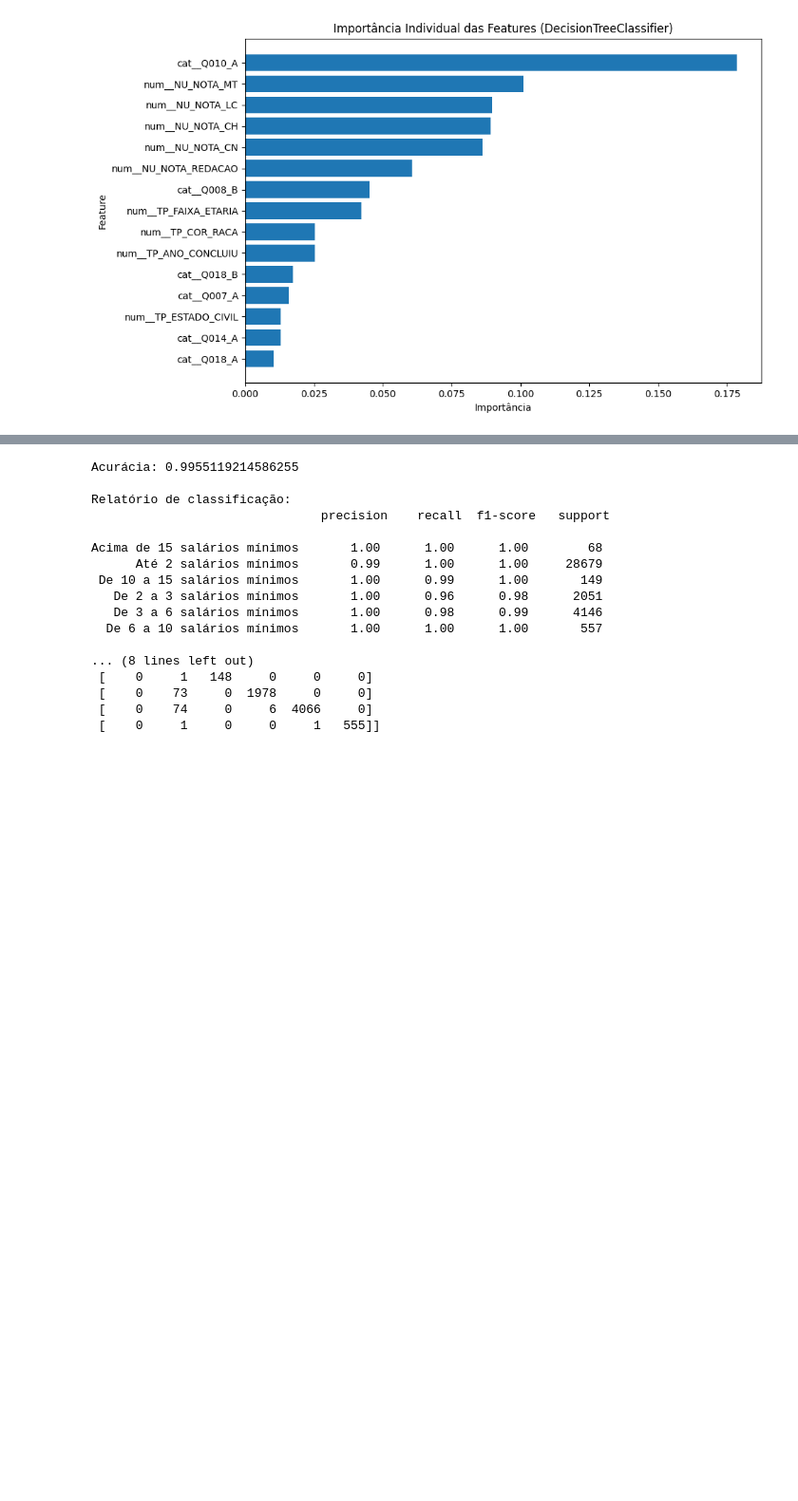
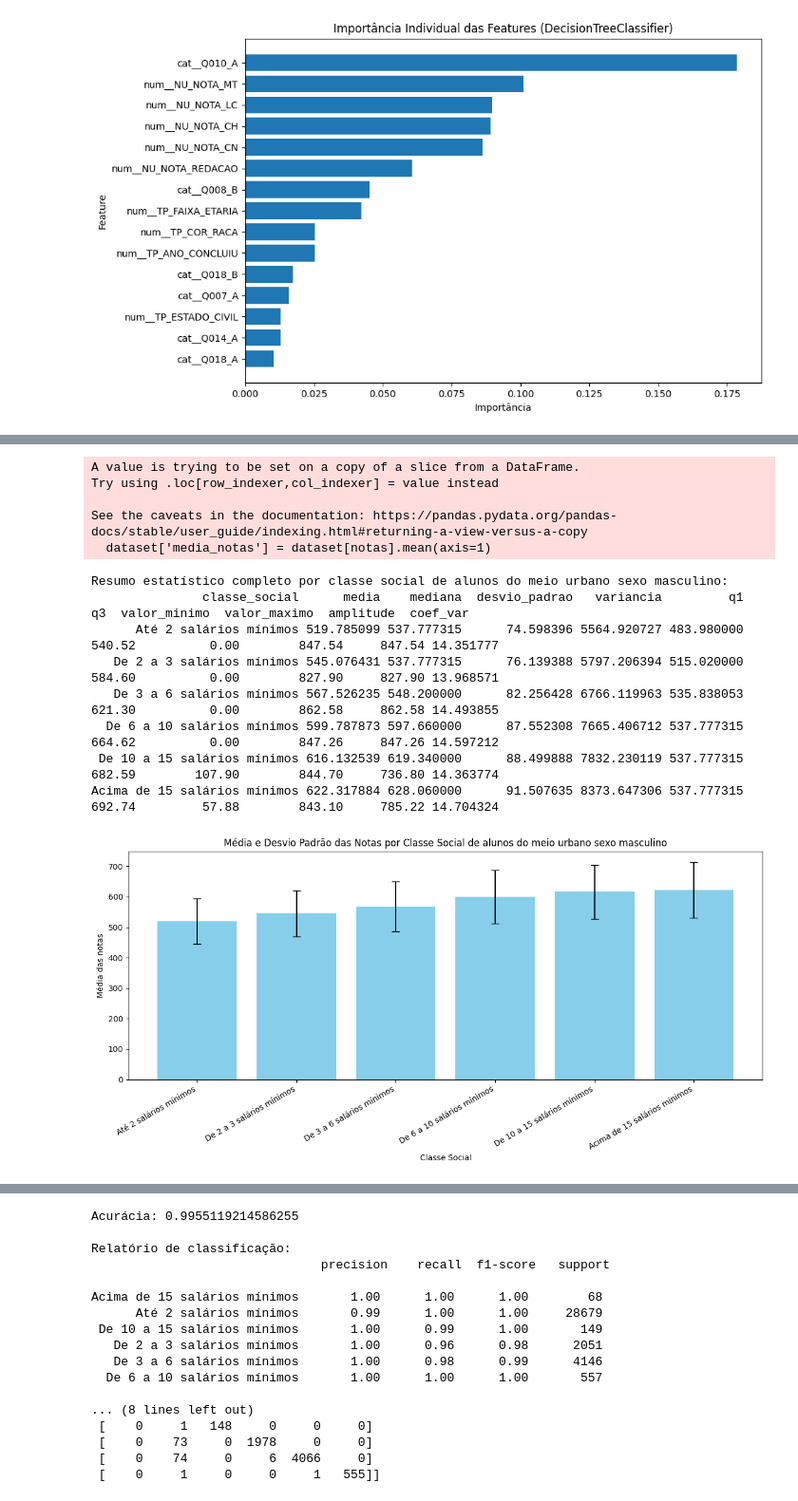
Before and after one commit to vinicarlosss/TCC_Sistemas-de-informa-o, a Jupyter notebook: arvore_decisao.ipynb, the cells around one changed output, grey strips where cells are left out. Shown at 95% size. Saved outputs shown, nothing was run; the diff lists cells and outputs as text; code cells hidden in the pictures; blank space fills up the shorter version.

Commit message:
feat: add analyzys by gender to datasets

```diff
--- a/arvore_decisao.ipynb
+++ b/arvore_decisao.ipynb
@@ -550,3 +809,9 @@ num__TP_ESTADO_CIVIL: 0.0130
 cat__Q014_A: 0.0128
 cat__Q018_A: 0.0104
 [figure]
+# %%
+# Filtrar apenas homens do meio urbano
+dataset_urbano_homem = dataset_urbano[dataset_urbano['TP_SEXO'] == "M"]
+
+# Filtrar apenas mulheres do meio urbano
+dataset_urbano_mulher = dataset_urbano[dataset_urbano['TP_SEXO'] == "F"]
@@ -552,0 +880,17 @@ cat__Q018_A: 0.0104
+# %%
+analisar_desempenho_por_classe(dataset_urbano_homem, "de alunos do meio urbano sexo masculino")
+# %% [output]
+A value is trying to be set on a copy of a slice from a DataFrame.
+Try using .loc[row_indexer,col_indexer] = value instead
+
+See the caveats in the documentation: https://pandas.pydata.org/pandas-docs/stable/user_guide/indexing.html#returning-a-view-versus-a-copy
+  dataset['media_notas'] = dataset[notas].mean(axis=1)
+Resumo estatístico completo por classe social de alunos do meio urbano sexo masculino:
+               classe_social      media    mediana  desvio_padrao   variancia         q1     q3  valor_minimo  valor_maximo  amplitude  coef_var
+      Até 2 salários mínimos 519.785099 537.777315      74.598396 5564.920727 483.980000 540.52          0.00        847.54     847.54 14.351777
+   De 2 a 3 salários mínimos 545.076431 537.777315      76.139388 5797.206394 515.020000 584.60          0.00        827.90     827.90 13.968571
+   De 3 a 6 salários mínimos 567.526235 548.200000      82.256428 6766.119963 535.838053 621.30          0.00        862.58     862.58 14.493855
+  De 6 a 10 salários mínimos 599.787873 597.660000      87.552308 7665.406712 537.777315 664.62          0.00        847.26     847.26 14.597212
+ De 10 a 15 salários mínimos 616.132539 619.340000      88.499888 7832.230119 537.777315 682.59        107.90        844.70     736.80 14.363774
+Acima de 15 salários mínimos 622.317884 628.060000      91.507635 8373.647306 537.777315 692.74         57.88        843.10     785.22 14.704324
+[figure, added]
```
Also changed, not shown: parts of 35 cells of this notebook.
